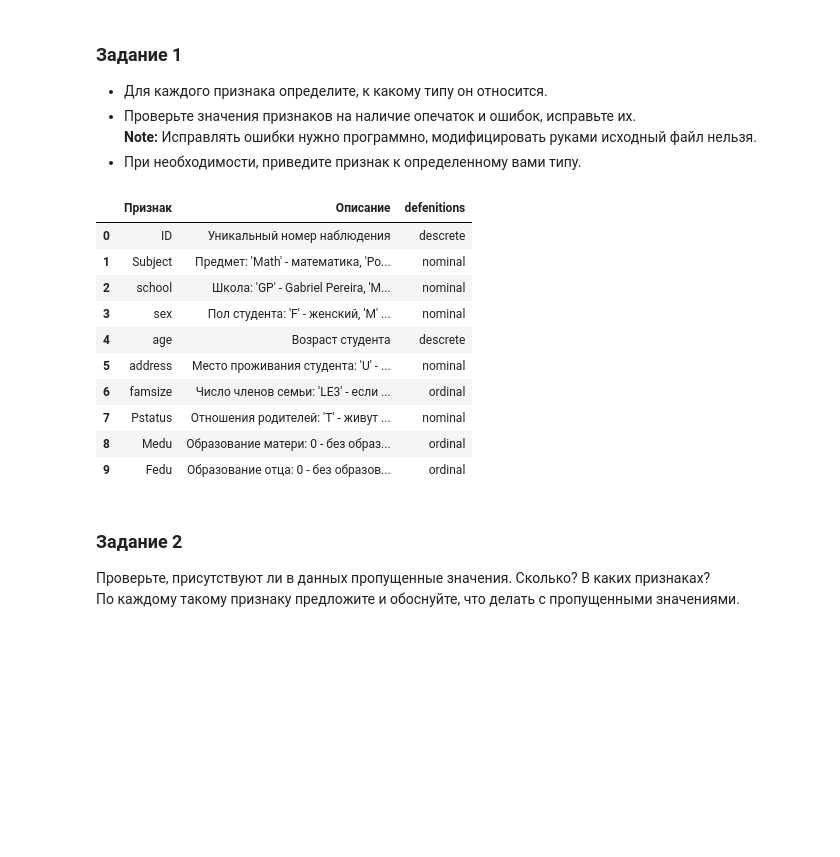
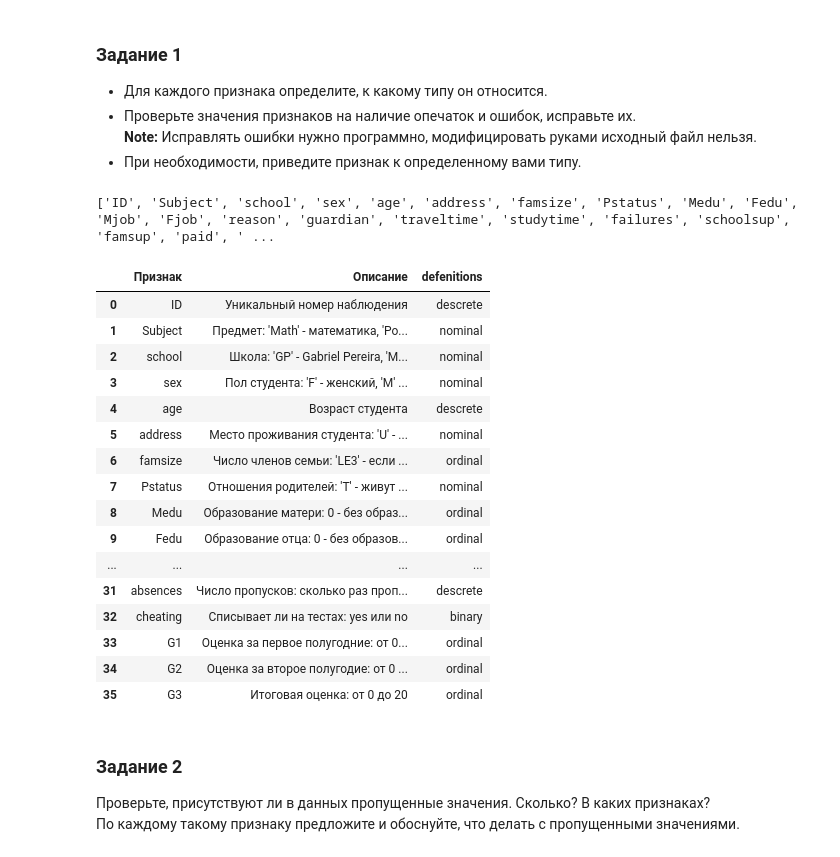
Before and after one commit to dariaAlium/DA, a Jupyter notebook: Lab_1_Exploratory_analysis.ipynb, the cells around one changed output. Drawn from its saved outputs; the diff is of its cells as text; code cells hidden in the pictures; blank space fills up the shorter version.

```diff
--- a/Lab_1_Exploratory_analysis.ipynb
+++ b/Lab_1_Exploratory_analysis.ipynb
@@ -90,30 +91,41 @@ signs.head(40)
 # %%
 signs['defenitions'] = ['descrete', 'nominal', 'nominal',
                        'nominal', 'descrete', 'nominal',
                        'ordinal', 'nominal', 'ordinal',
                        'ordinal', 'nominal', 'nominal',
                         'nominal', 'nominal', 'ordinal',
                         'ordinal',
                        'ordinal',	'binary' , 'binary',
                         'binary', 'binary',	'binary',
                         'binary',	'binary', 'binary',
                         'ordinal',	'ordinal',	'ordinal',
                         'ordinal',	'ordinal',	'ordinal',
                         'descrete',	'binary', 'ordinal',
                         'ordinal',	'ordinal']
-signs.head(10)
+priznaky = signs['Признак'].values.tolist()
+opisanie =  signs['defenitions'].values.tolist()
+
+print(priznaky)
+signs.head(40)
 # %% [output]
+['ID', 'Subject', 'school', 'sex', 'age', 'address', 'famsize', 'Pstatus', 'Medu', 'Fedu', 'Mjob', 'Fjob', 'reason', 'guardian', 'traveltime', 'studytime', 'failures', 'schoolsup', 'famsup', 'paid', ' ...
 |  | Признак | Описание | defenitions |
 | 0 | ID | Уникальный номер наблюдения | descrete |
 | 1 | Subject | Предмет: 'Math' - математика, 'Po... | nominal |
 | 2 | school | Школа: 'GP' - Gabriel Pereira, 'M... | nominal |
 | 3 | sex | Пол студента: 'F' - женский, 'M' ... | nominal |
 | 4 | age | Возраст студента | descrete |
 | 5 | address | Место проживания студента: 'U' - ... | nominal |
 | 6 | famsize | Число членов семьи: 'LE3' - если ... | ordinal |
 | 7 | Pstatus | Отношения родителей: 'T' - живут ... | nominal |
 | 8 | Medu | Образование матери: 0 - без образ... | ordinal |
 | 9 | Fedu | Образование отца: 0 - без образов... | ordinal |
+| ... | ... | ... | ... |
+| 31 | absences | Число пропусков: сколько раз проп... | descrete |
+| 32 | cheating | Списывает ли на тестах: yes или no | binary |
+| 33 | G1 | Оценка за первое полугодние: от 0... | ordinal |
+| 34 | G2 | Оценка за второе полугодие: от 0 ... | ordinal |
+| 35 | G3 | Итоговая оценка: от 0 до 20 | ordinal |
 # %% [markdown]
 ### Задание 2
 
```
Also changed, not shown: parts of 10 cells of this notebook.
